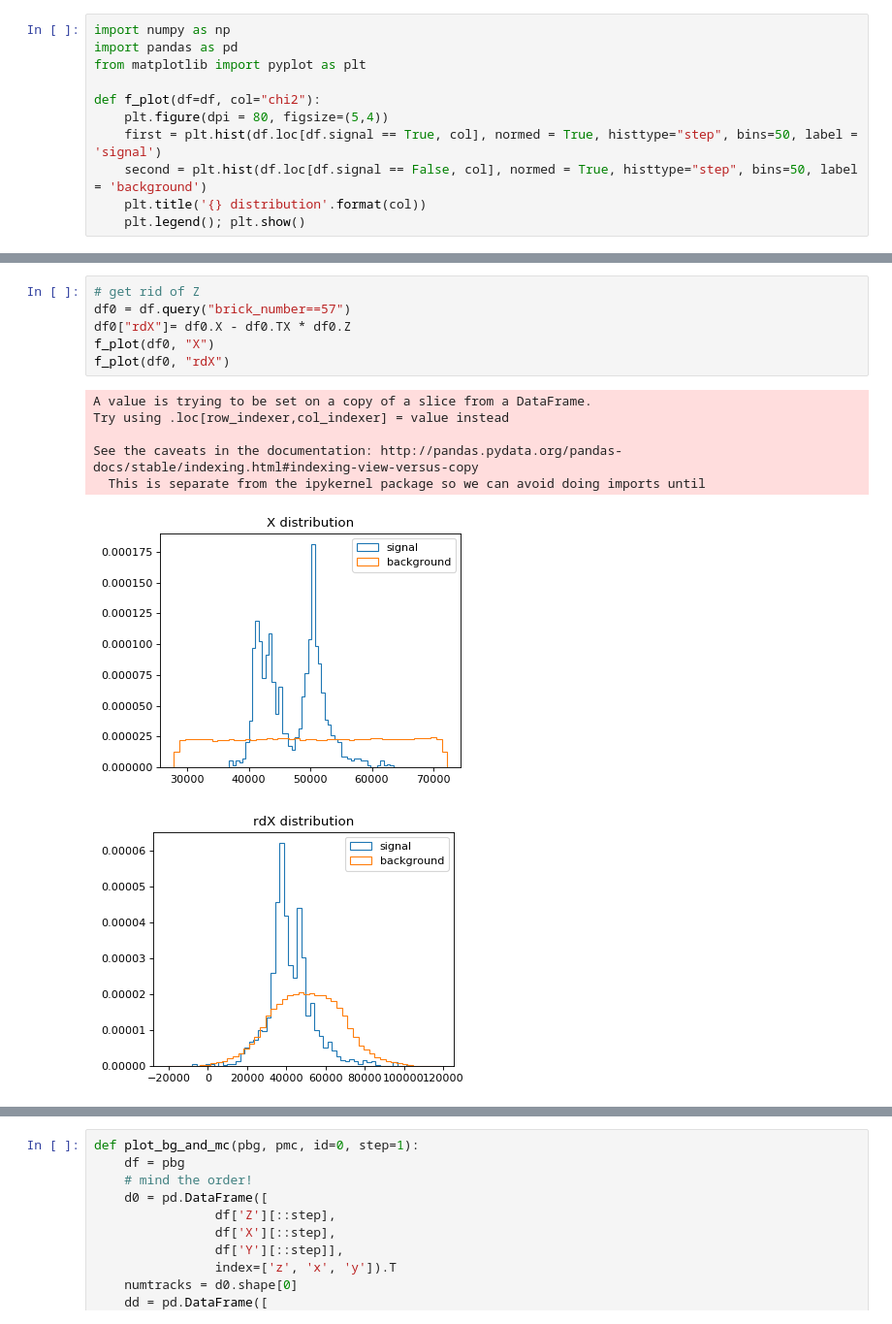
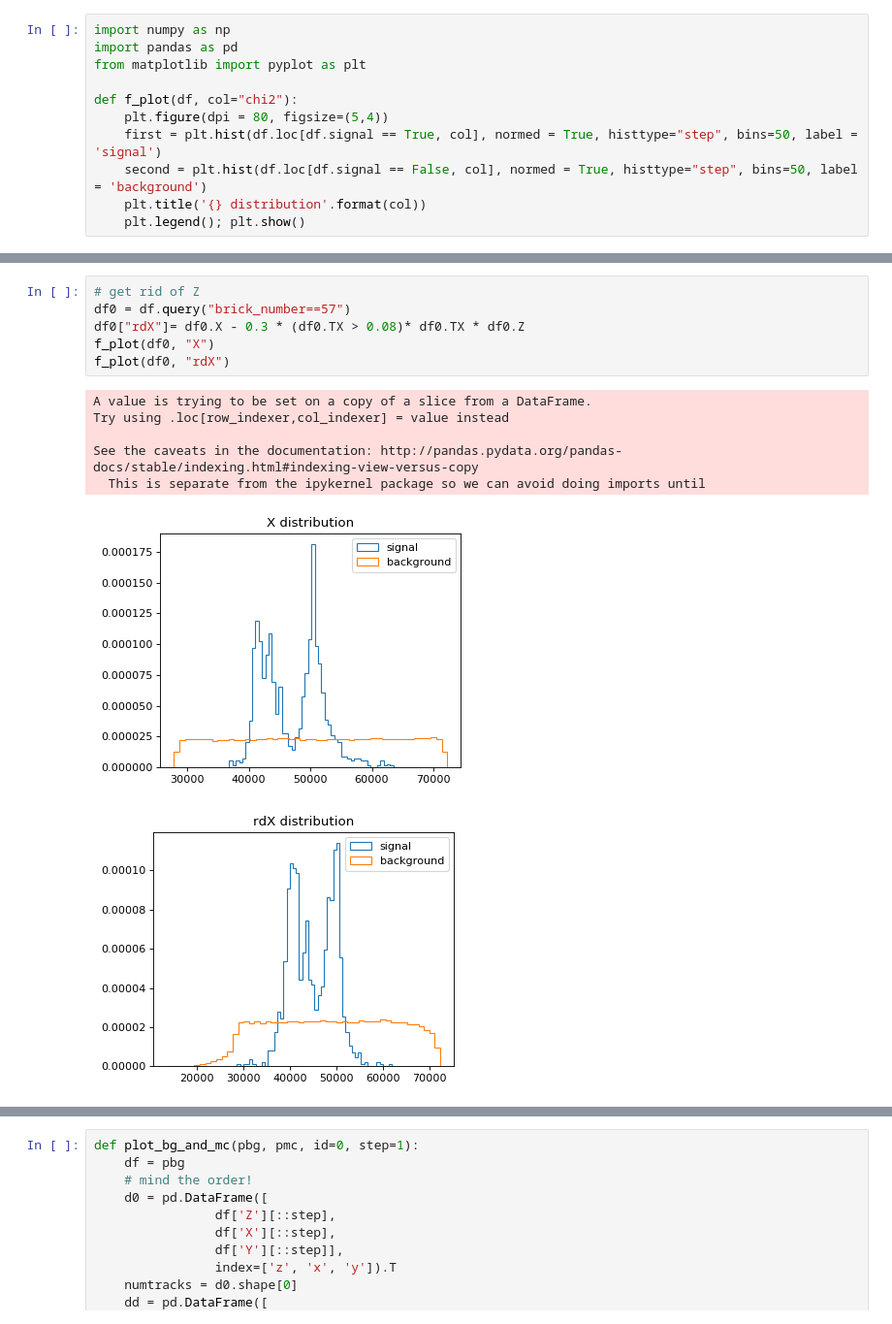
Before and after one commit to heroxbd/mlhep2017, a Jupyter notebook: episode2/Projection-Z0.ipynb, the cells around one changed output, grey strips where cells are left out. Shown at 97% size. Cells and saved outputs as stored; diff of their text form.

```diff
--- a/episode2/Projection-Z0.ipynb
+++ b/episode2/Projection-Z0.ipynb
@@ -3,7 +3,7 @@ import numpy as np
 import pandas as pd
 from matplotlib import pyplot as plt
 
-def f_plot(df=df, col="chi2"):
+def f_plot(df, col="chi2"):
     plt.figure(dpi = 80, figsize=(5,4))
     first = plt.hist(df.loc[df.signal == True, col], normed = True, histtype="step", bins=50, label = 'signal')
     second = plt.hist(df.loc[df.signal == False, col], normed = True, histtype="step", bins=50, label = 'background')
@@ -16,17 +14,17 @@ KeyboardInterrupt:
 # %%
 # get rid of Z
 df0 = df.query("brick_number==57")
-df0["rdX"]= df0.X - df0.TX * df0.Z
+df0["rdX"]= df0.X - 0.3 * (df0.TX > 0.08)* df0.TX * df0.Z
 f_plot(df0, "X")
 f_plot(df0, "rdX")
 # %% [output]
 A value is trying to be set on a copy of a slice from a DataFrame.
 Try using .loc[row_indexer,col_indexer] = value instead
 
 See the caveats in the documentation: http://pandas.pydata.org/pandas-docs/stable/indexing.html#indexing-view-versus-copy
   This is separate from the ipykernel package so we can avoid doing imports until
 [figure]
-[figure, old version]
+[figure, new version]
 # %%
 # get rid of Zo
 df0 = df.query("brick_number==57")
```
Also changed, not shown: parts of 5 cells of this notebook, 5 other files.
